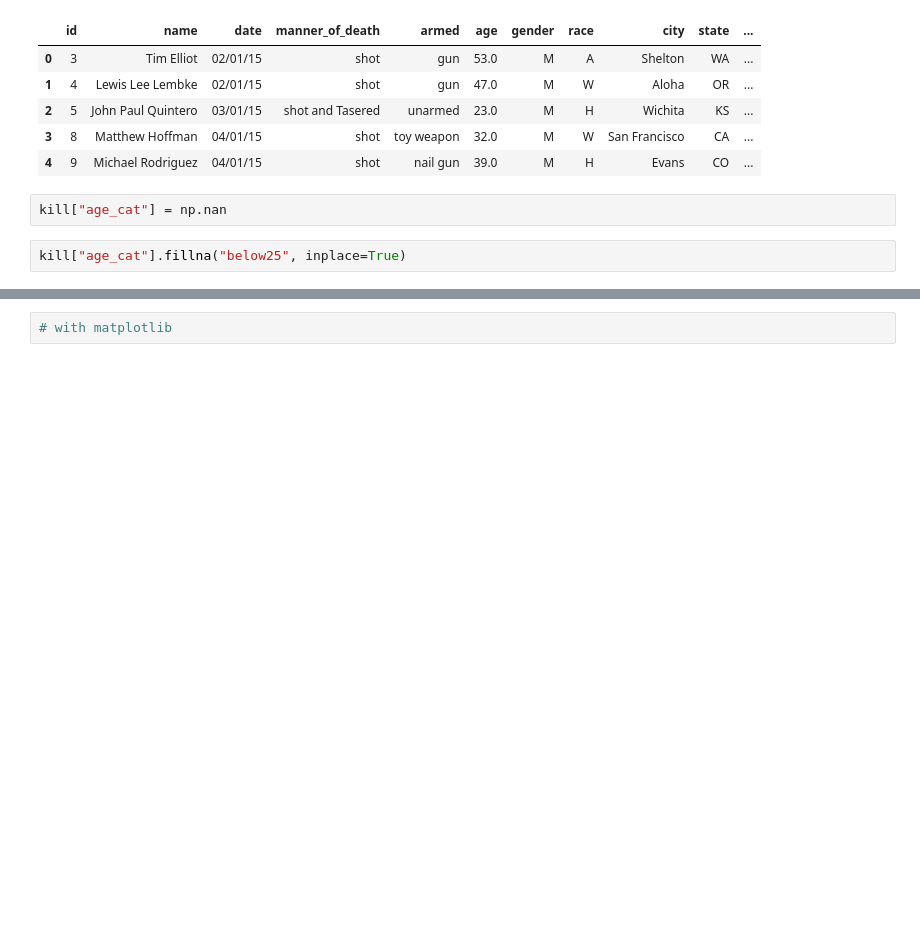
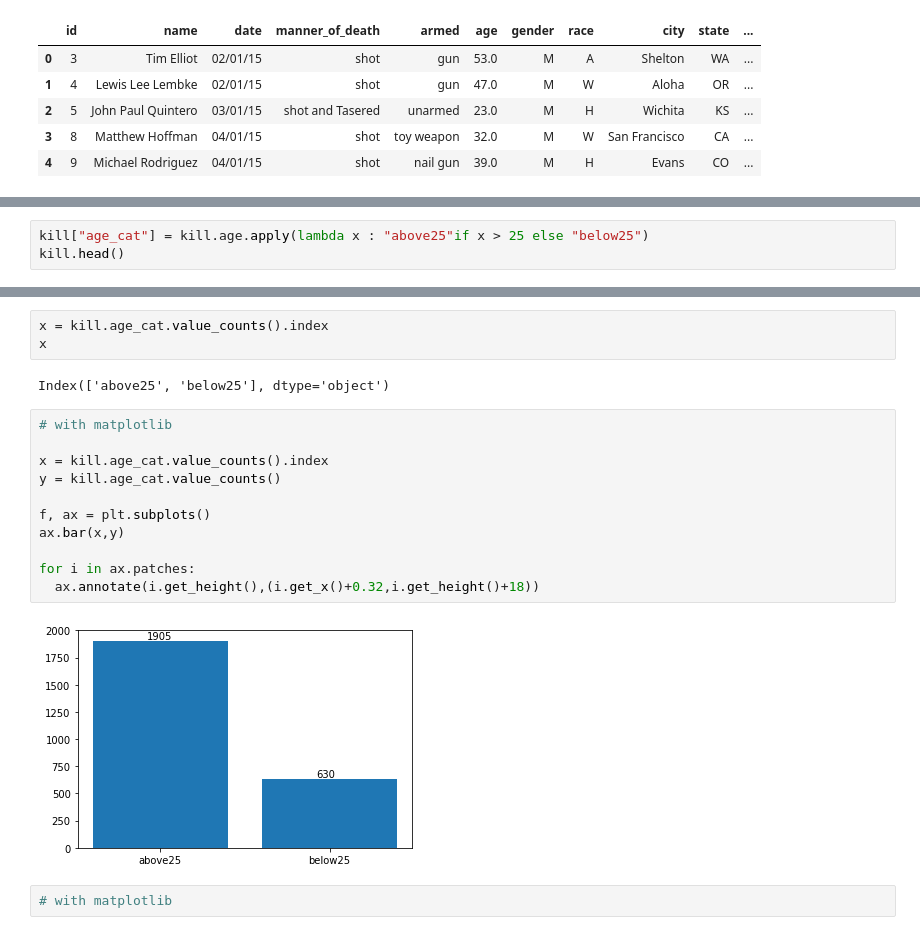
Before and after one commit to simsekibrahim/matplotlib, a Jupyter notebook: Assignment_1_(PoliceKillingUS_Matplotlib)_student.ipynb, the cells around one changed output, grey strips where cells are left out. Cells and saved outputs as stored; diff of their text form; blank space fills up the shorter version.

```diff
--- a/Assignment_1_(PoliceKillingUS_Matplotlib)_student.ipynb
+++ b/Assignment_1_(PoliceKillingUS_Matplotlib)_student.ipynb
@@ -117,7 +95,3 @@ kill.head()
 | 2 | 5 | John Paul Quintero | 03/01/15 | shot and Tasered | unarmed | 23.0 | M | H | Wichita | KS | ... |
 | 3 | 8 | Matthew Hoffman | 04/01/15 | shot | toy weapon | 32.0 | M | W | San Francisco | CA | ... |
 | 4 | 9 | Michael Rodriguez | 04/01/15 | shot | nail gun | 39.0 | M | H | Evans | CO | ... |
-# %%
-kill["age_cat"] = np.nan
-# %%
-kill["age_cat"].fillna("below25", inplace=True)
@@ -147,0 +98,3 @@ ax.bar(kill.age_cat.value_counts().index, kill.age_cat.value_counts().values)
+# %%
+kill["age_cat"] = kill.age.apply(lambda x : "above25"if x > 25 else "below25")
+kill.head()
@@ -148,3 +121,21 @@ ax.bar(kill.age_cat.value_counts().index, kill.age_cat.value_counts().values)
+# %%
+x = kill.age_cat.value_counts().index
+x
+# %% [output]
+Index(['above25', 'below25'], dtype='object')
+# %%
+# with matplotlib
+
+x = kill.age_cat.value_counts().index
+y = kill.age_cat.value_counts()
+
+f, ax = plt.subplots()
+ax.bar(x,y)
+
+for i in ax.patches:
+  ax.annotate(i.get_height(),(i.get_x()+0.32,i.get_height()+18))
+# %% [output]
+[figure, added]
 # %%
 # with matplotlib
 # %% [output]
```
Also changed, not shown: parts of 39 cells of this notebook.
